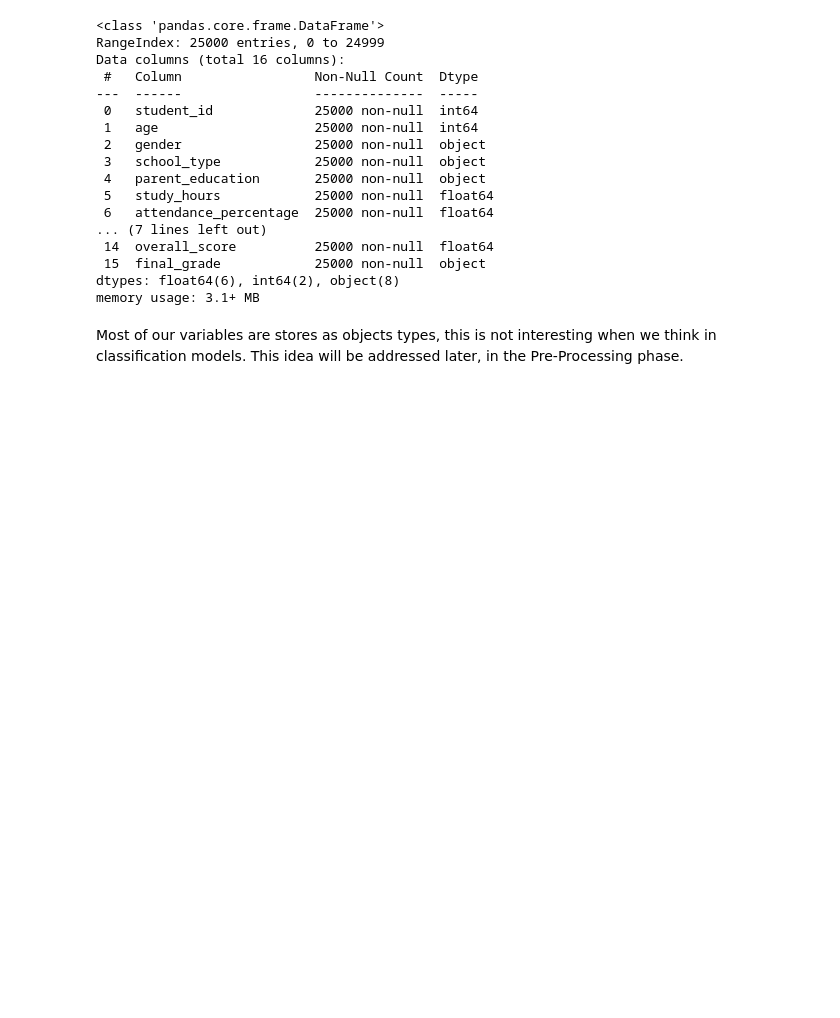
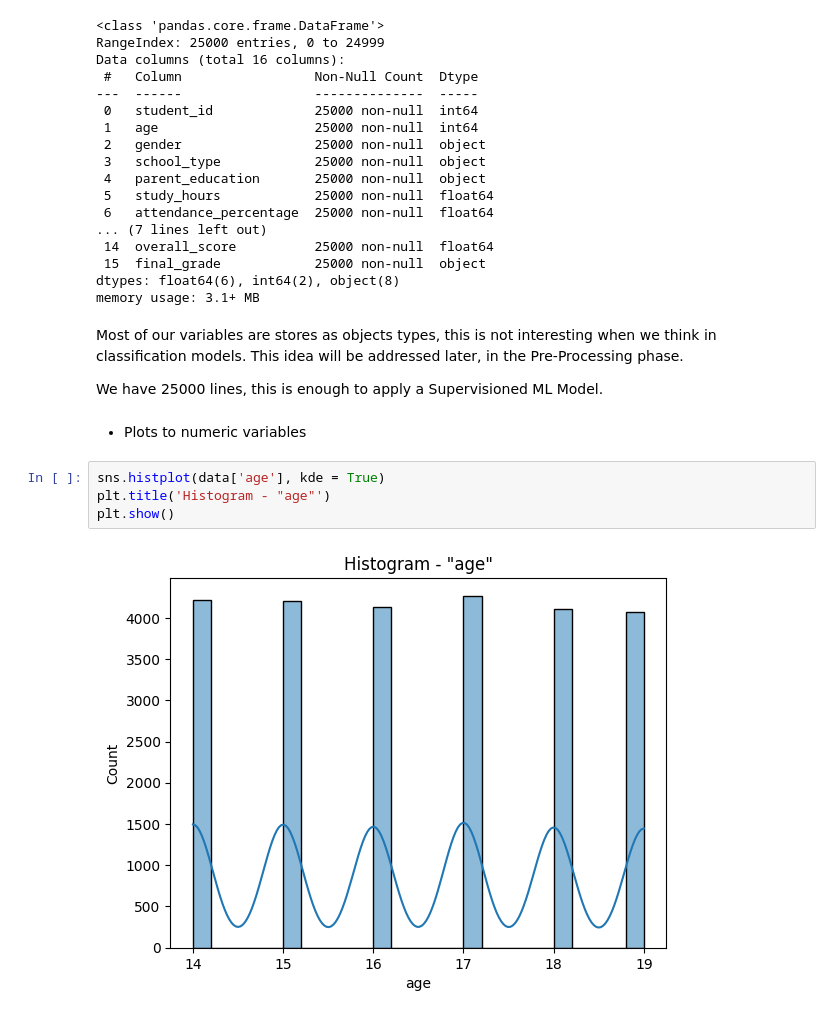
Before and after one commit to gabriellfelipe7/ClassificationStudies_StudentPerformance, a Jupyter notebook: Exploratory_Analysis.ipynb, the cells around one changed output. Cells and saved outputs as stored; diff of their text form; blank space fills up the shorter version.

Commit message:
add numerical variables plots

```diff
--- a/Exploratory_Analysis.ipynb
+++ b/Exploratory_Analysis.ipynb
@@ -71,3 +71,13 @@ dtypes: float64(6), int64(2), object(8)
 memory usage: 3.1+ MB
 # %% [markdown]
 Most of our variables are stores as objects types, this is not interesting when we think in classification models. This idea will be addressed later, in the Pre-Processing phase.
+
+We have 25000 lines, this is enough to apply a Supervisioned ML Model.
+# %% [markdown]
+- Plots to numeric variables
+# %%
+sns.histplot(data['age'], kde = True)
+plt.title('Histogram - "age"')
+plt.show()
+# %% [output]
+[figure, added]
```
Also changed, not shown: parts of 7 cells of this notebook.
